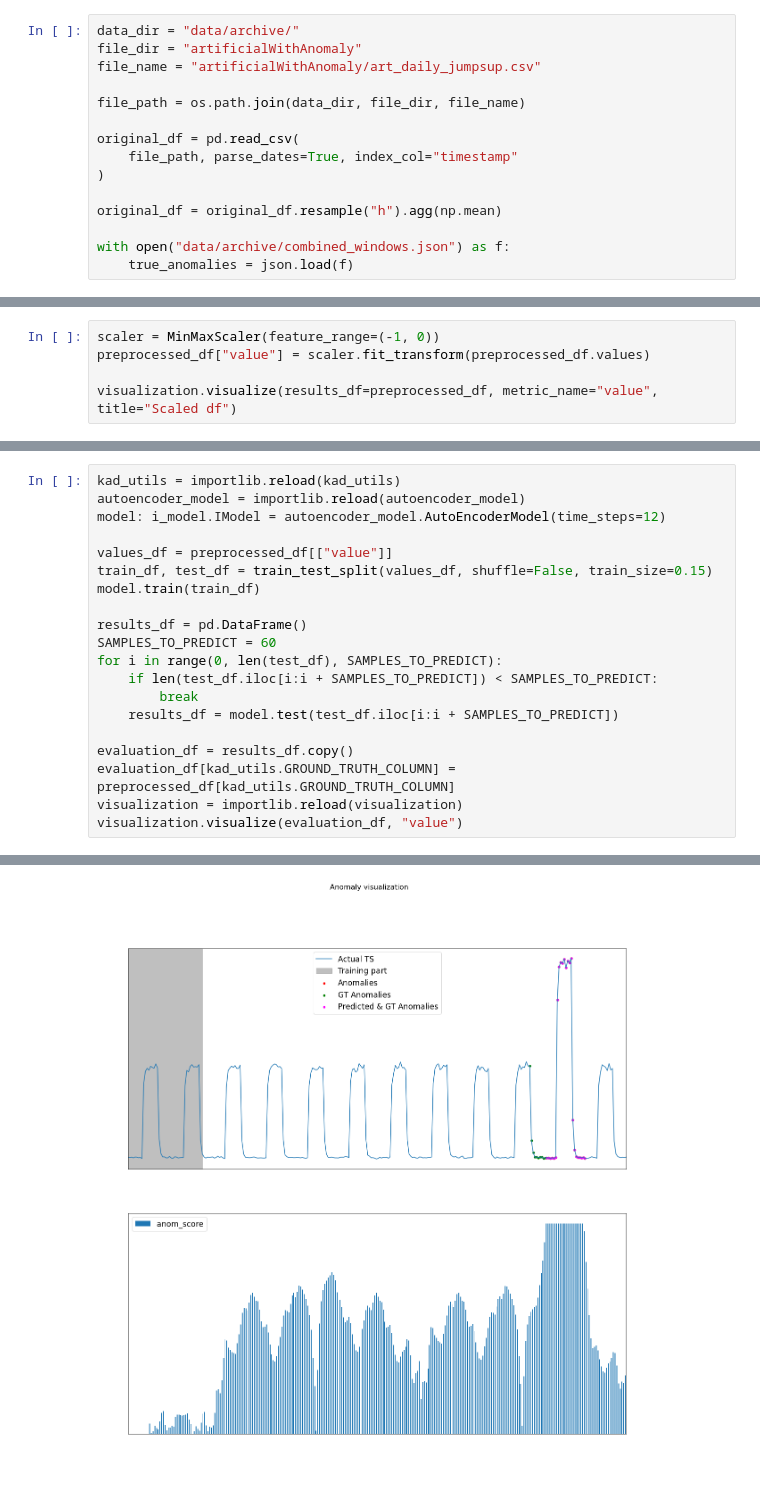
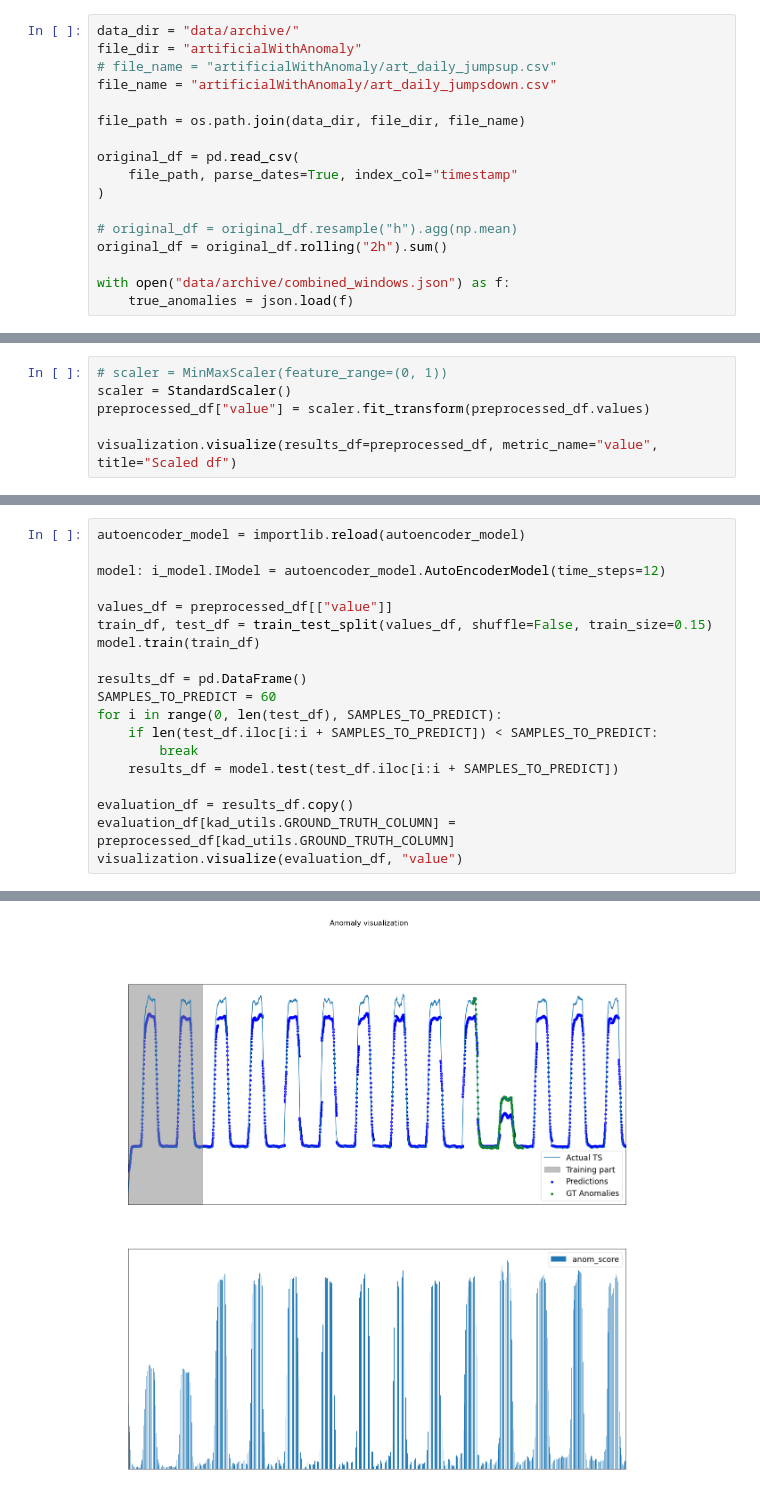
Before and after one commit to emerelte/kad, a Jupyter notebook: notebooks/autoencoder.ipynb, the cells around one changed output, grey strips where cells are left out. Saved outputs shown, nothing was run; the diff lists cells and outputs as text.

```diff
--- a/notebooks/autoencoder.ipynb
+++ b/notebooks/autoencoder.ipynb
@@ -31,7 +31,8 @@ customize_matplotlib()
 # %%
 data_dir = "data/archive/"
 file_dir = "artificialWithAnomaly"
-file_name = "artificialWithAnomaly/art_daily_jumpsup.csv"
+# file_name = "artificialWithAnomaly/art_daily_jumpsup.csv"
+file_name = "artificialWithAnomaly/art_daily_jumpsdown.csv"
 
 file_path = os.path.join(data_dir, file_dir, file_name)
 
@@ -39,7 +40,8 @@ original_df = pd.read_csv(
     file_path, parse_dates=True, index_col="timestamp"
 )
 
-original_df = original_df.resample("h").agg(np.mean)
+# original_df = original_df.resample("h").agg(np.mean)
+original_df = original_df.rolling("2h").sum()
 
 with open("data/archive/combined_windows.json") as f:
     true_anomalies = json.load(f)
@@ -62,5 +64,6 @@ visualization.visualize(results_df=preprocessed_df, metric_name="value", title="
 # %%
-scaler = MinMaxScaler(feature_range=(-1, 0))
+# scaler = MinMaxScaler(feature_range=(0, 1))
+scaler = StandardScaler()
 preprocessed_df["value"] = scaler.fit_transform(preprocessed_df.values)
 
 visualization.visualize(results_df=preprocessed_df, metric_name="value", title="Scaled df")
@@ -69,6 +72,6 @@ visualization.visualize(results_df=preprocessed_df, metric_name="value", title="
 # %%
-kad_utils = importlib.reload(kad_utils)
 autoencoder_model = importlib.reload(autoencoder_model)
+
 model: i_model.IModel = autoencoder_model.AutoEncoderModel(time_steps=12)
 
 values_df = preprocessed_df[["value"]]
@@ -84,6 +87,5 @@ for i in range(0, len(test_df), SAMPLES_TO_PREDICT):
 
 evaluation_df = results_df.copy()
 evaluation_df[kad_utils.GROUND_TRUTH_COLUMN] = preprocessed_df[kad_utils.GROUND_TRUTH_COLUMN]
-visualization = importlib.reload(visualization)
 visualization.visualize(evaluation_df, "value")
 # %% [output]
@@ -108,4 +110,4 @@ Epoch 50/50
-[figure, old version]
+[figure, new version]
 # %%
 final_df = evaluation_df.loc[test_df.index & evaluation_df.index]
 evaluator = models_evaluator.ModelsEvaluator(df=final_df)
```
Also changed, not shown: parts of 5 cells of this notebook, 9 other files.
